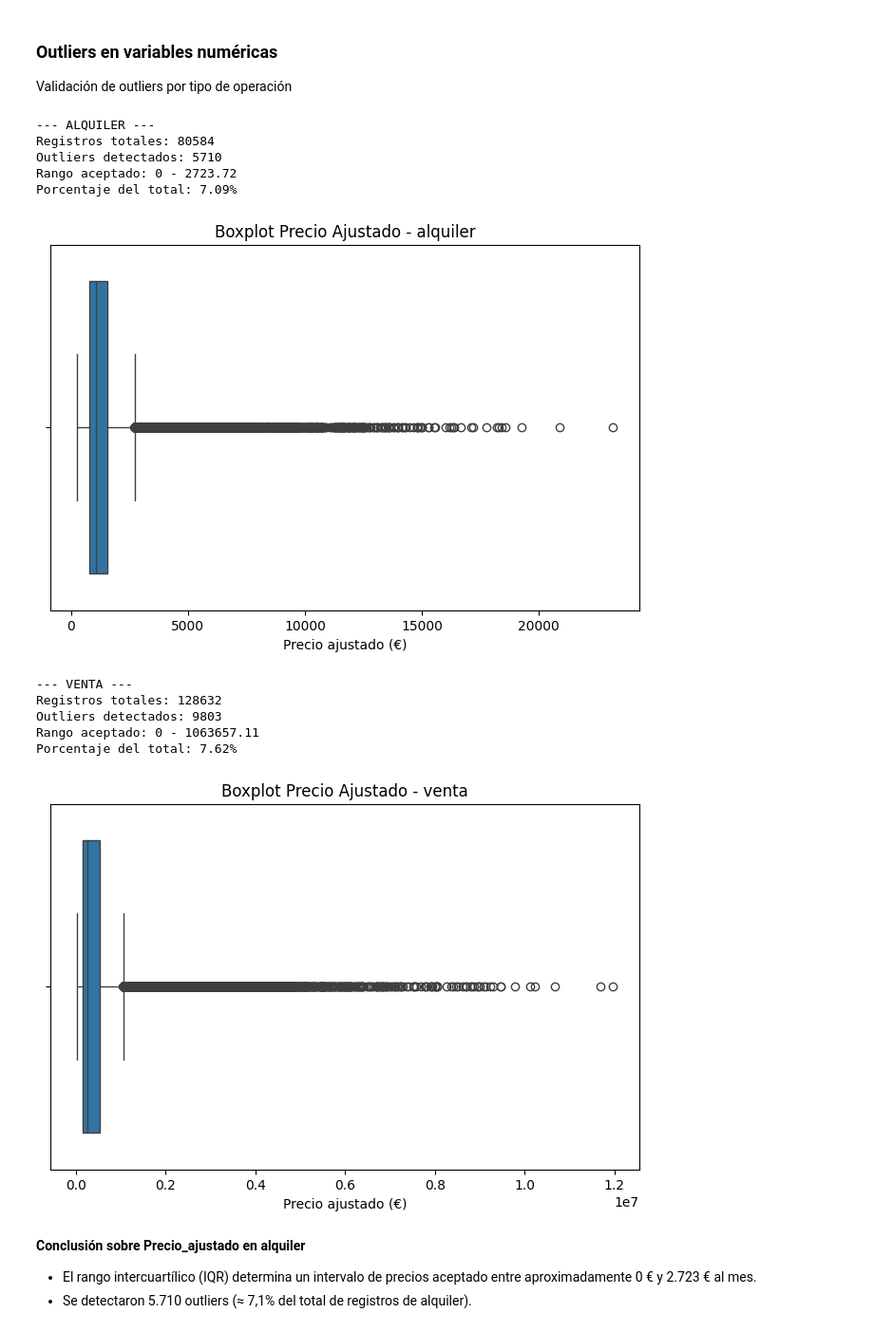
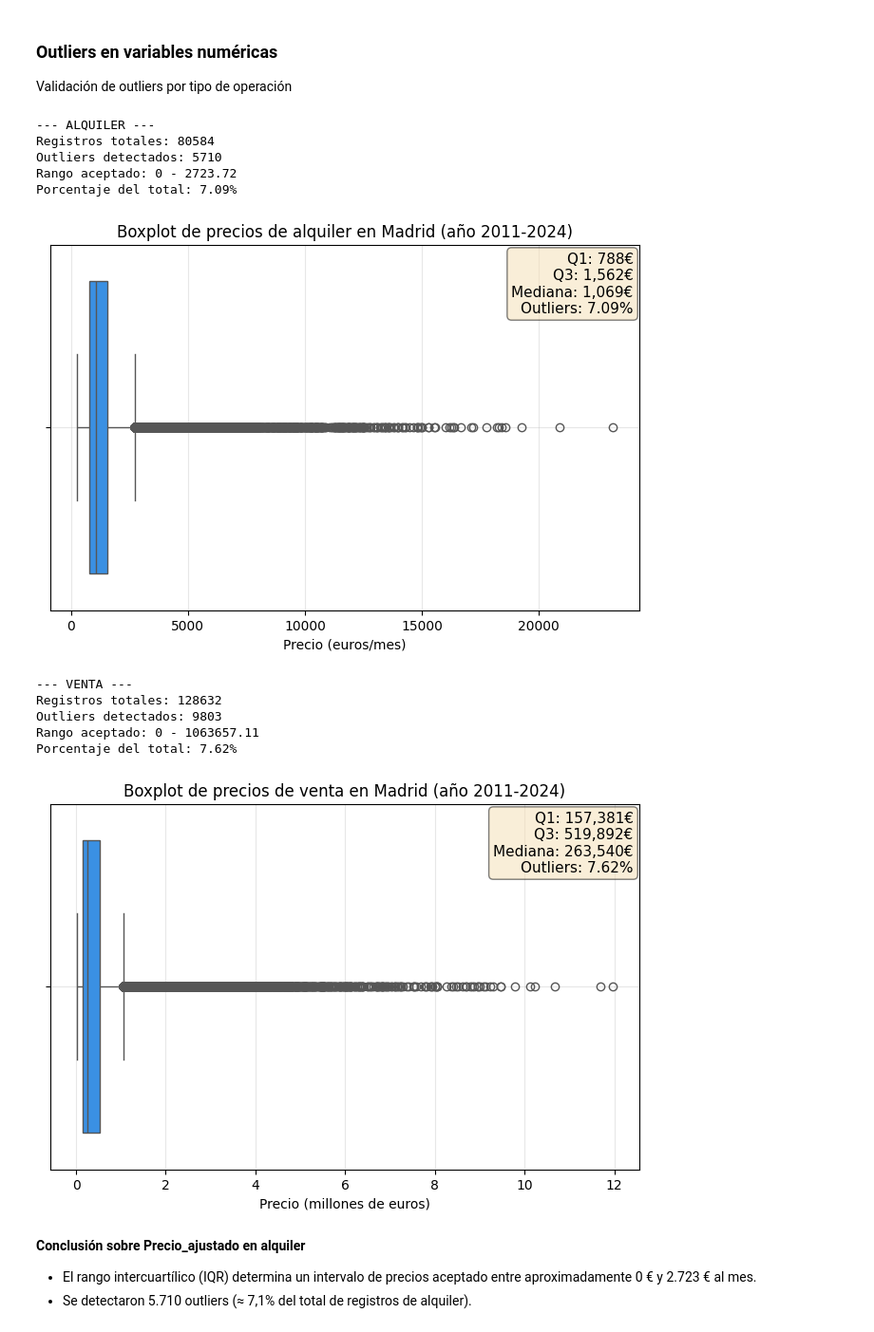
Before and after one commit to JorgeGM8/TFM_Data_Science, a Jupyter notebook: notebooks/EDA_viviendas_2011_2024.ipynb, the cells around one changed output. Shown at 95% size. Cells and saved outputs as stored; diff of their text form; code cells hidden in the pictures.

```diff
--- a/notebooks/EDA_viviendas_2011_2024.ipynb
+++ b/notebooks/EDA_viviendas_2011_2024.ipynb
@@ -178,38 +178,49 @@ def detectar_outliers(col, subset):
     low  = q1 - 1.5*iqr
     high = q3 + 1.5*iqr
     outliers = subset[(subset[col] < low) | (subset[col] > high)]
-    return outliers, low, high
+    return outliers, low, high, q1, q3, iqr
 # %%
 # Separar por operación
 for oper in df["Operacion"].unique():
     subset = df[df["Operacion"] == oper]
-    outliers, low, high = detectar_outliers("Precio_ajustado", subset)
-
+    outliers, low, high, q1, q3, _ = detectar_outliers("Precio_ajustado", subset)
     print(f"\n--- {oper.upper()} ---")
     print(f"Registros totales: {subset.shape[0]}")
     print(f"Outliers detectados: {outliers.shape[0]}")
     print(f"Rango aceptado: 0 - {high:.2f}")
     print(f"Porcentaje del total: {round(outliers.shape[0] / subset.shape[0] * 100, 2)}%")
-
     # Visualización
     plt.figure(figsize=(8,5))
-    sns.boxplot(x=subset["Precio_ajustado"])
-    plt.xlabel("Precio ajustado (€)")
-    plt.title(f"Boxplot Precio Ajustado - {oper}")
+    if oper == 'alquiler':
+        sns.boxplot(x=subset["Precio_ajustado"], color="dodgerblue")
+        plt.xlabel("Precio (euros/mes)")
+    else:
+        sns.boxplot(x=subset["Precio_ajustado"] / 1e6, color="dodgerblue") # Mostrar en miles de euros
+        plt.xlabel("Precio (millones de euros)")
+    plt.title(f"Boxplot de precios de {oper} en Madrid (año 2011-2024)")
+
+    mediana = subset["Precio_ajustado"].median()
+    pct_outliers = round(outliers.shape[0] / subset.shape[0] * 100, 2)
+    plt.text(0.99, 0.98, f"Q1: {q1:,.0f}€\nQ3: {q3:,.0f}€\nMediana: {mediana:,.0f}€\nOutliers: {pct_outliers}%",
+             transform=plt.gca().transAxes, fontsize=11,
+             verticalalignment='top', horizontalalignment='right',
+             bbox=dict(boxstyle='round', facecolor='wheat', alpha=0.5))
+    plt.grid(True, alpha=0.3)
+    plt.savefig(f"../reports/figures/boxplot_{oper}.png", dpi=300)
     plt.show()
 # %% [output]
 --- ALQUILER ---
 Registros totales: 80584
 Outliers detectados: 5710
 Rango aceptado: 0 - 2723.72
 Porcentaje del total: 7.09%
-[figure, old version]
+[figure, new version]
 --- VENTA ---
 Registros totales: 128632
 Outliers detectados: 9803
 Rango aceptado: 0 - 1063657.11
 Porcentaje del total: 7.62%
-[figure, old version]
+[figure, new version]
 # %% [markdown]
 **Conclusión sobre Precio_ajustado en alquiler**
 
```
Also changed, not shown: parts of 9 cells of this notebook, 11 other files.
